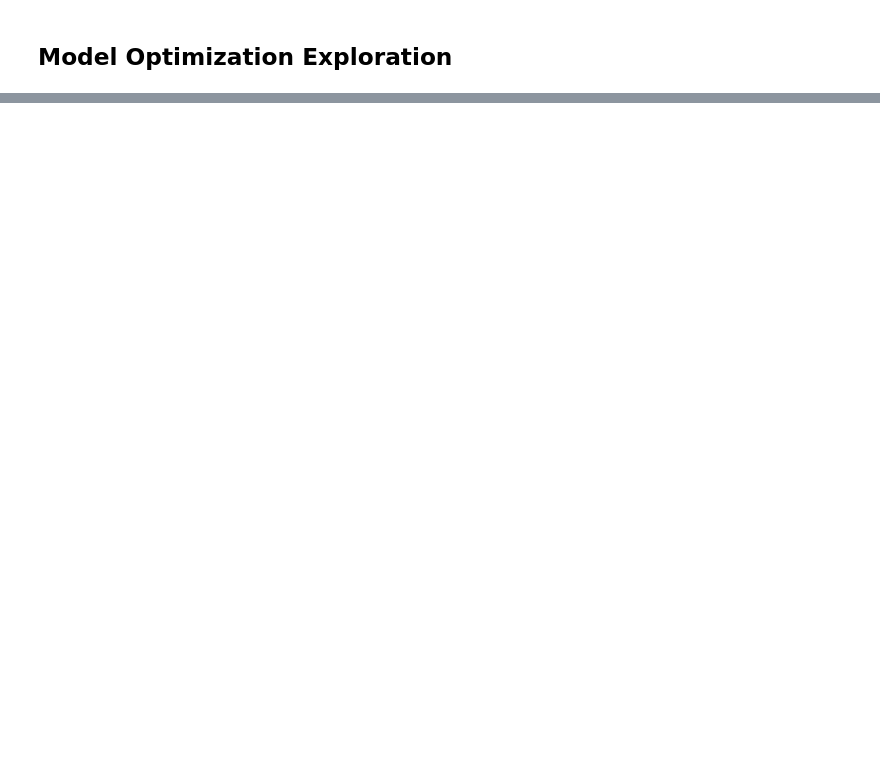
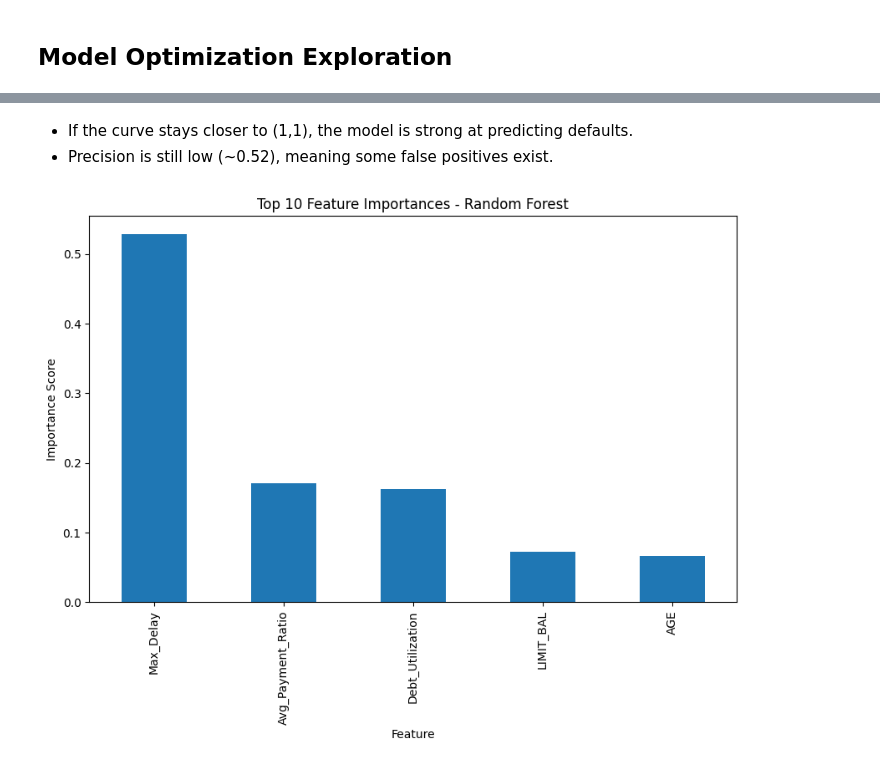
Before and after one commit to PhilipTimothe/Loan-Default-Risk-Analysis, a Jupyter notebook: notebooks/exlporatory_data_analysis.ipynb, the cells around one changed output, grey strips where cells are left out. Saved outputs shown, nothing was run; the diff lists cells and outputs as text; code cells hidden in the pictures; blank space fills up the shorter version.

```diff
--- a/notebooks/exlporatory_data_analysis.ipynb
+++ b/notebooks/exlporatory_data_analysis.ipynb
@@ -195,0 +442,15 @@ best_log_model = grid_search.best_estimator_
+# %% [markdown]
+- If the curve stays closer to (1,1), the model is strong at predicting defaults.
+- Precision is still low (~0.52), meaning some false positives exist.
+# %%
+# Feature Importance (Top Risk Indicators)
+feature_importance = pd.Series(rf_model.feature_importances_, index=X_train_bal.columns).sort_values(ascending=False)
+
+plt.figure(figsize=(10,6))
+feature_importance[:10].plot(kind="bar")
+plt.title("Top 10 Feature Importances - Random Forest")
+plt.xlabel("Feature")
+plt.ylabel("Importance Score")
+plt.show()
+# %% [output]
+[figure, added]
```
Also changed, not shown: parts of 34 cells of this notebook.
